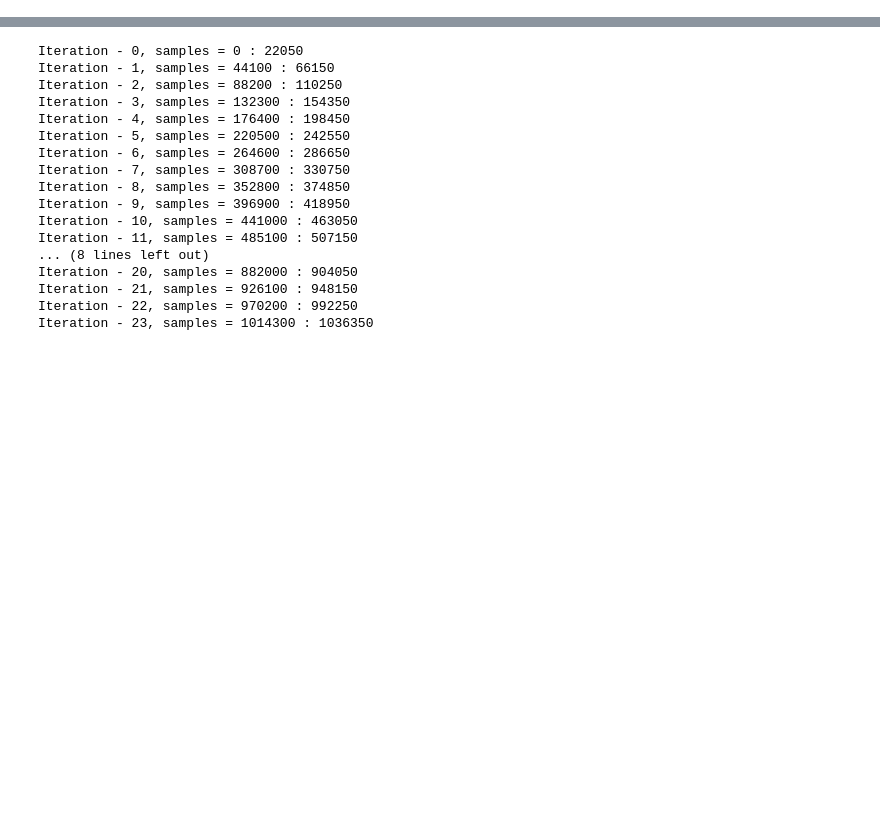
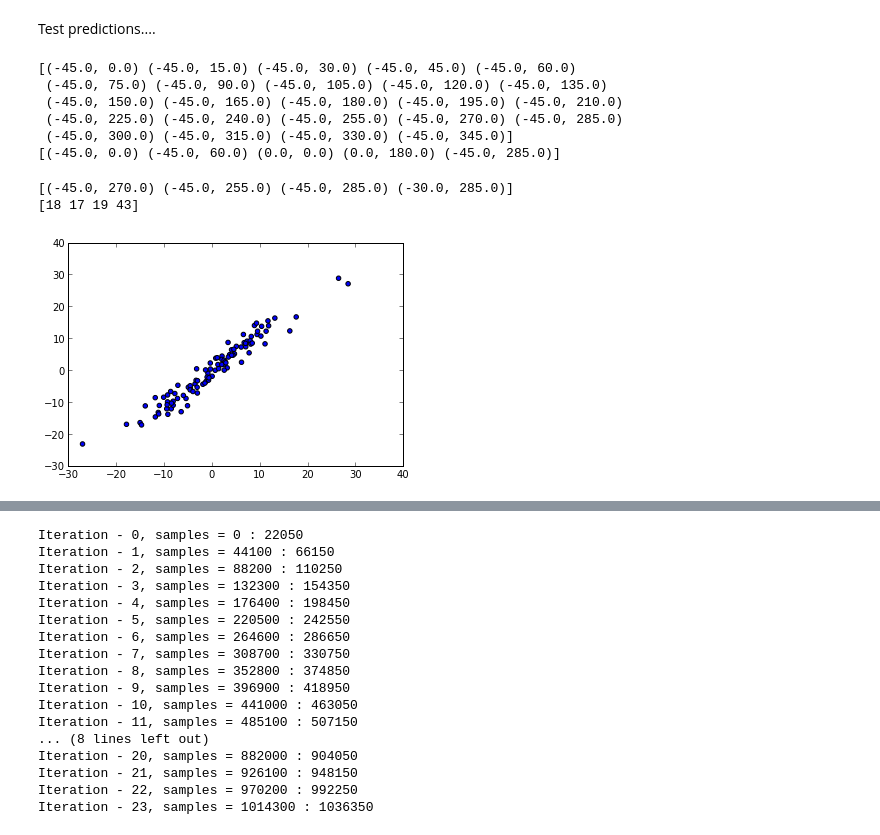
Before and after one commit to Quantumgame/sound-localisation, a Jupyter notebook: Working model.ipynb, the cells around one changed output, grey strips where cells are left out. Drawn from its saved outputs; the diff is of its cells as text; code cells hidden in the pictures; blank space fills up the shorter version.

```diff
--- a/Working model.ipynb
+++ b/Working model.ipynb
@@ -80,0 +328,2 @@ sound = Sound('sounds/playback Playback.wav')
+# %% [markdown]
+Test predictions....
@@ -80,0 +358,39 @@ sound = Sound('sounds/playback Playback.wav')
+# %%
+idx = [i for i in range(0,187)]
+plt.rc('text', usetex=False)
+plt.rc('font', family='serif', size = 14)
+figure(num=None, figsize=(12, 10), dpi=80, facecolor='w', edgecolor='k')
+colours = distances
+#print colours
+edges = [(0.0,0.0,0.0,0.0) for i in range(0,187)]
+#edges[soundix] = (0.0,0.0,0.0,1.0)
+plt.scatter(hrtfset.coordinates['azim'],hrtfset.coordinates['elev'], c = colours, edgecolor = edges, s=50)
+#plot([hrtfset.coordinates['azim'][soundix]], [hrtfset.coordinates['elev'][soundix]], '+r', ms=15, mew=2)
+plt.title(r"Distance to true value - White Noise")
+plt.ylabel(r"Elevation")
+plt.xlabel(r"Azimunth angle")
+plt.savefig('tex_demo')
+colorbar()
+plt.show()
+# %%
+i = 0
+print hrtfset.coordinates[24*i:24*(i+1)]
+j = [0, 4, 3*24, 3*24+12,19]
+print hrtfset.coordinates[j]
+# %% [output]
+[(-45.0, 0.0) (-45.0, 15.0) (-45.0, 30.0) (-45.0, 45.0) (-45.0, 60.0)
+ (-45.0, 75.0) (-45.0, 90.0) (-45.0, 105.0) (-45.0, 120.0) (-45.0, 135.0)
+ (-45.0, 150.0) (-45.0, 165.0) (-45.0, 180.0) (-45.0, 195.0) (-45.0, 210.0)
+ (-45.0, 225.0) (-45.0, 240.0) (-45.0, 255.0) (-45.0, 270.0) (-45.0, 285.0)
+ (-45.0, 300.0) (-45.0, 315.0) (-45.0, 330.0) (-45.0, 345.0)]
+[(-45.0, 0.0) (-45.0, 60.0) (0.0, 0.0) (0.0, 180.0) (-45.0, 285.0)]
+# %%
+v = var(h, axis=0)
+ind = argpartition(v, -4)[-4:]
+print hrtfset.coordinates[ind]
+scatter(h[:,ind[0]],h[:,ind[3]])
+print ind
+# %% [output]
+[(-45.0, 270.0) (-45.0, 255.0) (-45.0, 285.0) (-30.0, 285.0)]
+[18 17 19 43]
+[figure, added]
```
Also changed, not shown: parts of 67 cells of this notebook.
